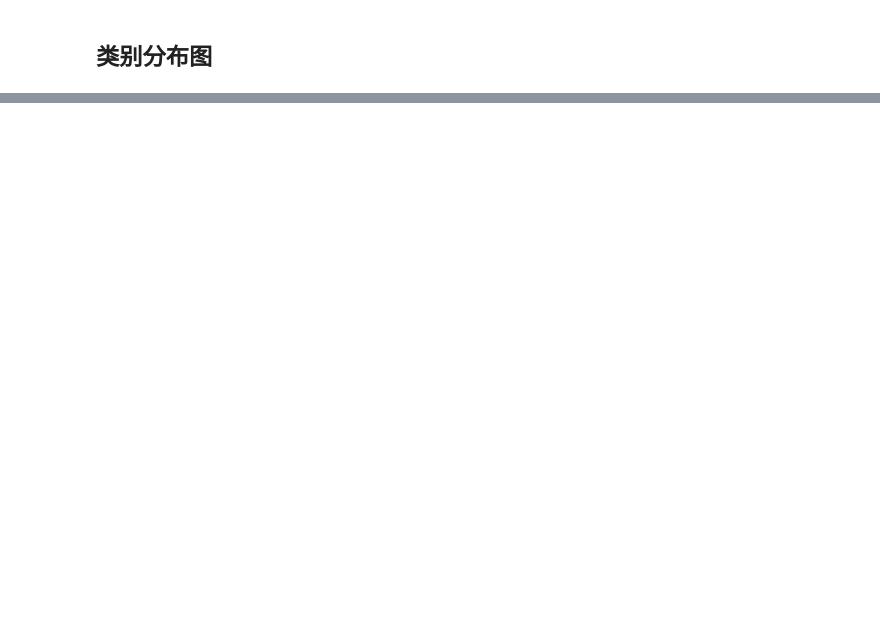
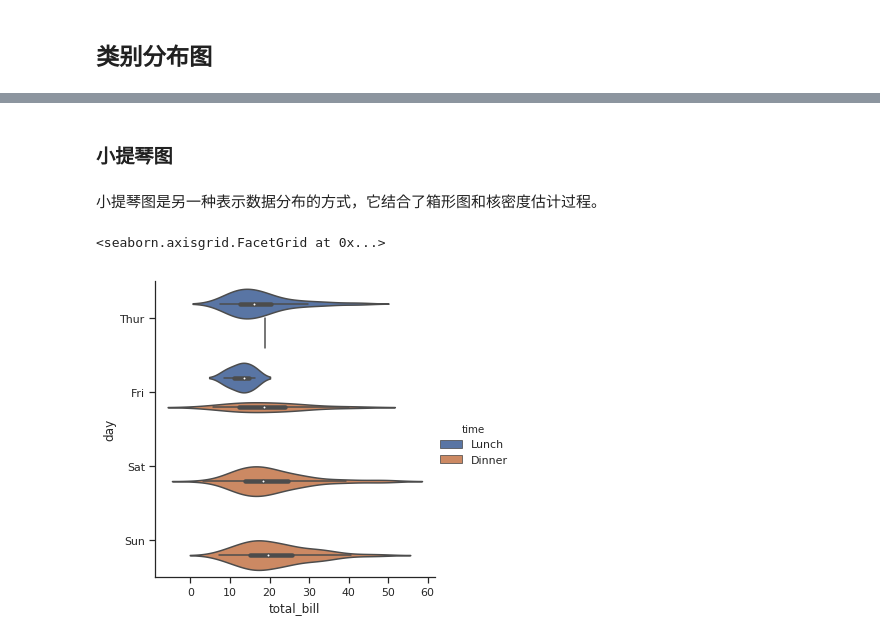
Before and after one commit to chuqidecha/machine-learning, a Jupyter notebook: seaborn/02-Plotting-with-categorical-data/02-Plotting-with-categorical-data.ipynb, the cells around one changed output, grey strips where cells are left out. Cells and saved outputs as stored; diff of their text form; code cells hidden in the pictures; blank space fills up the shorter version.

```diff
--- a/seaborn/02-Plotting-with-categorical-data/02-Plotting-with-categorical-data.ipynb
+++ b/seaborn/02-Plotting-with-categorical-data/02-Plotting-with-categorical-data.ipynb
@@ -82,0 +117,9 @@ sns.catplot(x="total_bill", y="day", hue="time", kind="swarm", data=tips)
+# %% [markdown]
+### 小提琴图
+# %% [markdown]
+小提琴图是另一种表示数据分布的方式，它结合了箱形图和核密度估计过程。
+# %%
+sns.catplot(x="total_bill", y="day", hue="time",kind="violin", data=tips)
+# %% [output]
+<seaborn.axisgrid.FacetGrid at 0x...>
+[figure, added]
```
Also changed, not shown: parts of 51 cells of this notebook, 27 other files.
